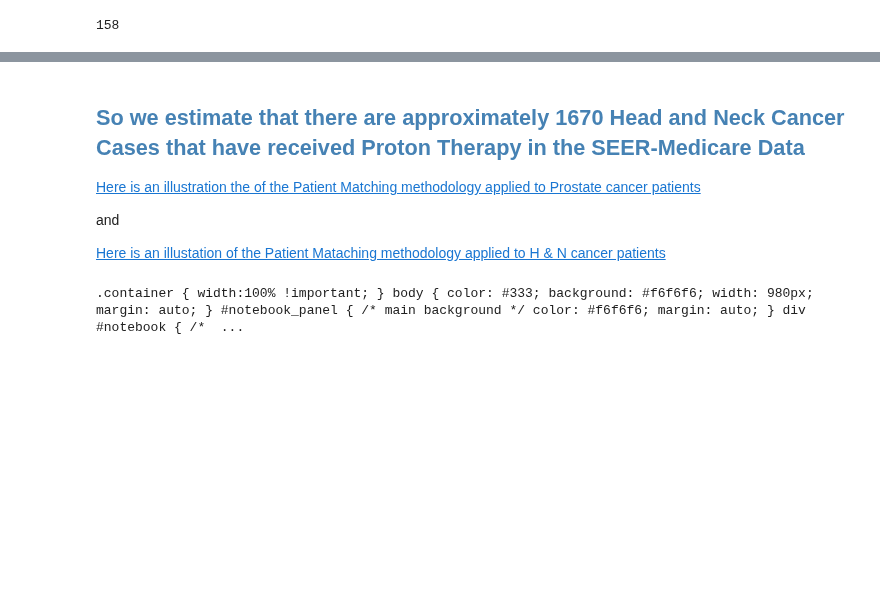
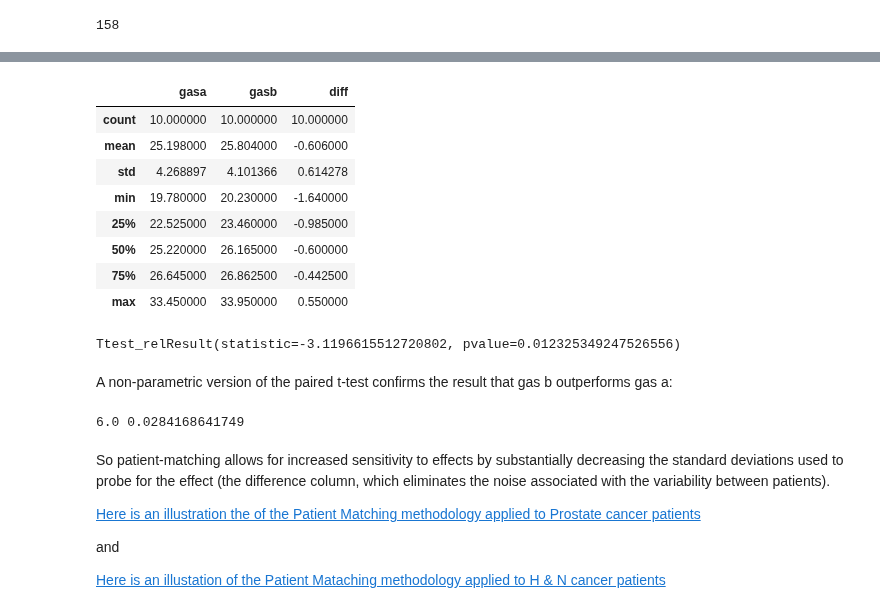
Before and after one commit to doolingdavid/SEERMATCH2, a Jupyter notebook: data_description.ipynb, the cells around one changed output, grey strips where cells are left out. Saved outputs shown, nothing was run; the diff lists cells and outputs as text; code cells hidden in the pictures; blank space fills up the shorter version.

```diff
--- a/data_description.ipynb
+++ b/data_description.ipynb
@@ -388,5 +440,36 @@ print(dflungcodes['tot'].sum())
+# %%
+dfgas['diff'] = dfgas.gasa - dfgas.gasb
+dfgas.describe()
+# %% [output]
+|  | gasa | gasb | diff |
+| count | 10.000000 | 10.000000 | 10.000000 |
+| mean | 25.198000 | 25.804000 | -0.606000 |
+| std | 4.268897 | 4.101366 | 0.614278 |
+| min | 19.780000 | 20.230000 | -1.640000 |
+| 25% | 22.525000 | 23.460000 | -0.985000 |
+| 50% | 25.220000 | 26.165000 | -0.600000 |
+| 75% | 26.645000 | 26.862500 | -0.442500 |
+| max | 33.450000 | 33.950000 | 0.550000 |
+# %%
+from scipy.stats import ranksums, ttest_rel
+
+ttest_rel(dfgas.gasa.as_matrix(),
+               dfgas.gasb.as_matrix())
+# %% [output]
+Ttest_relResult(statistic=-3.1196615512720802, pvalue=0.012325349247526556)
+# %% [markdown]
+A non-parametric version of the paired t-test confirms the result that gas b outperforms gas a:
+# %%
+from scipy.stats import ranksums, wilcoxon
+
+t, p = wilcoxon(dfgas.gasa.as_matrix(),
+               dfgas.gasb.as_matrix())
+
+print(t,p)
+# %% [output]
+6.0 0.0284168641749
 # %% [markdown]
-## <font color='steelblue'>So we estimate that there are approximately 1670 Head and Neck Cancer Cases that have received Proton Therapy in the SEER-Medicare Data</font>
+So patient-matching allows for increased sensitivity to effects by substantially decreasing the standard deviations used to probe for the effect (the difference column, which eliminates the noise associated with the variability between patients).
 
 
 [Here is an illustration the of the Patient Matching methodology applied to Prostate cancer patients](http://nbviewer.jupyter.org/format/slides/github/doolingdavid/SEERMATCH2/blob/master/prostate_example.ipynb#/)
@@ -394,8 +477,3 @@ print(dflungcodes['tot'].sum())
 and
 
 [Here is an illustation of the Patient Mataching methodology applied to H & N cancer patients](http://nbviewer.jupyter.org/format/slides/github/doolingdavid/SEERMATCH2/blob/master/all_other_example.ipynb?flush_cache=True#/)
-# %%
-from IPython.core.display import HTML
-HTML(open("./custom_nb.css", "r").read())
-# %% [output]
-.container { width:100% !important; } body { color: #333; background: #f6f6f6; width: 980px; margin: auto; } #notebook_panel { /* main background */ color: #f6f6f6; margin: auto; } div #notebook { /*  ...
```
Also changed, not shown: parts of 7 cells of this notebook.
